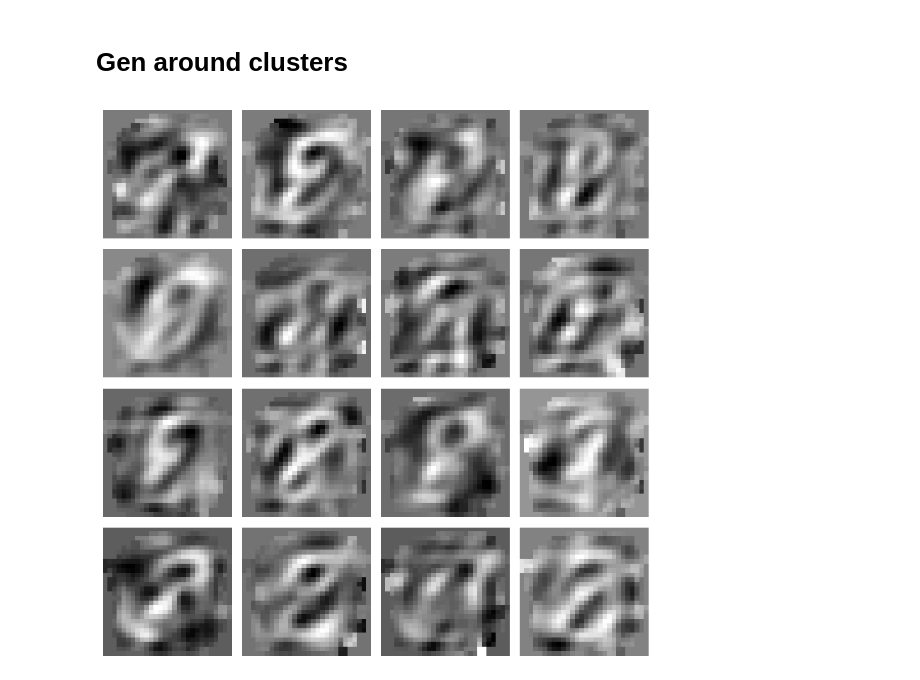
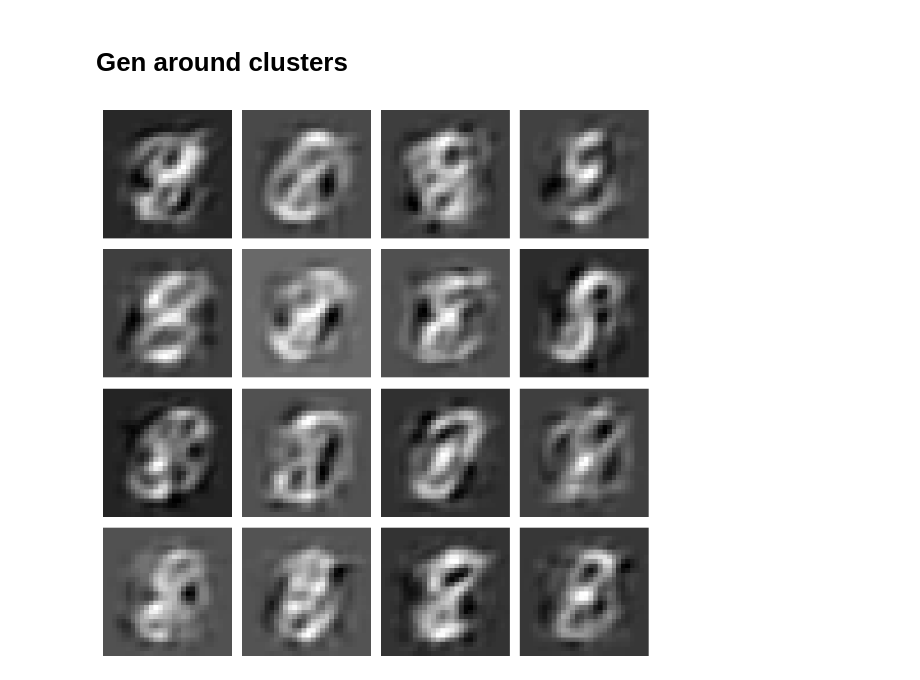
Before and after one commit to charlesgit670/__ProjetEcole__UnsupervisedLearning, a Jupyter notebook: src/PCA.ipynb, the cells around one changed output. Drawn from its saved outputs; the diff is of its cells as text; code cells hidden in the pictures.

```diff
--- a/src/PCA.ipynb
+++ b/src/PCA.ipynb
@@ -177,6 +177,10 @@ print(X_pca[10])
 
 visualize_image(10, X_std, y)
 visualize_image(10, X_pca_reconstructed, y)
+
+#denormalize
+X_pca_reconstructed = scaler.inverse_transform(X_pca_reconstructed)
+visualize_image(10, X_pca_reconstructed, y)
 # %% [output]
 [ 2.37480289e+00 -2.07319429e+00 -4.80116987e+00 -5.82338958e+00
  -5.36469103e+00  2.81297045e+00  2.25844629e+00 -3.77545336e+00
@@ -229,5 +234,8 @@ new_vec, X_pca_reconstructed = GenDataWithPCA(3, X_std, 1)
 print(new_vec)
 # print(X_pca_reconstructed)
 
+X_pca_reconstructed = scaler.inverse_transform(X_pca_reconstructed)
+
+
 visualize_image(0, X_pca_reconstructed, 'none')
 # %% [output]
@@ -282,5 +290,8 @@ def visualize_images(images, labels=None, title="Image", cmap='gray'):
 
 # Example usage: Generate and visualize multiple PCA-reconstructed images
 new_vec, X_pca_reconstructed = GenDataWithPCAmult(3, X_std, 16)
+X_pca_reconstructed = scaler.inverse_transform(X_pca_reconstructed)
+
+
 visualize_images(X_pca_reconstructed)
 # %% [output]
@@ -327,32 +338,38 @@ def GenDataWithPCAmultLabel(k, X_std, label, number_samples=1):
     return new_vec, X_pca_reconstructed
 
 # Modify visualize_image to handle an array of images
 def visualize_images(images, labels=None, title="Image", cmap='gray'):
     # Determine how many images and set up subplot dimensions
     num_images = images.shape[0]
     cols = int(np.ceil(np.sqrt(num_images)))
     rows = int(np.ceil(num_images / cols))
 
     fig, axes = plt.subplots(rows, cols, figsize=(cols * 2, rows * 2))
     axes = axes.ravel()
 
     for i in range(num_images):
         if images[i].ndim > 1:
             image_matrix = images[i]
         else:
             image_matrix = images[i].reshape(28, 28)  # Assuming the image is flattened
 
         ax = axes[i]
         ax.imshow(image_matrix, cmap=cmap)
         if labels is not None:
             ax.set_title(f"{title}: {labels[i]}")
         ax.axis('off')
 
     plt.tight_layout()
     plt.show()
 
 # Example usage: Generate and visualize multiple PCA-reconstructed images
-new_vec, X_pca_reconstructed = GenDataWithPCAmultLabel(42, X_std, 8, 16)
+new_vec, X_pca_reconstructed = GenDataWithPCAmultLabel(100, X_std, 8, 16)
+
+
+#denormalize
+X_pca_reconstructed = scaler.inverse_transform(X_pca_reconstructed)
+
+
 visualize_images(X_pca_reconstructed)
 # %% [output]
-[figure, old version]
+[figure, new version]
```
Also changed, not shown: parts of 3 cells of this notebook.
